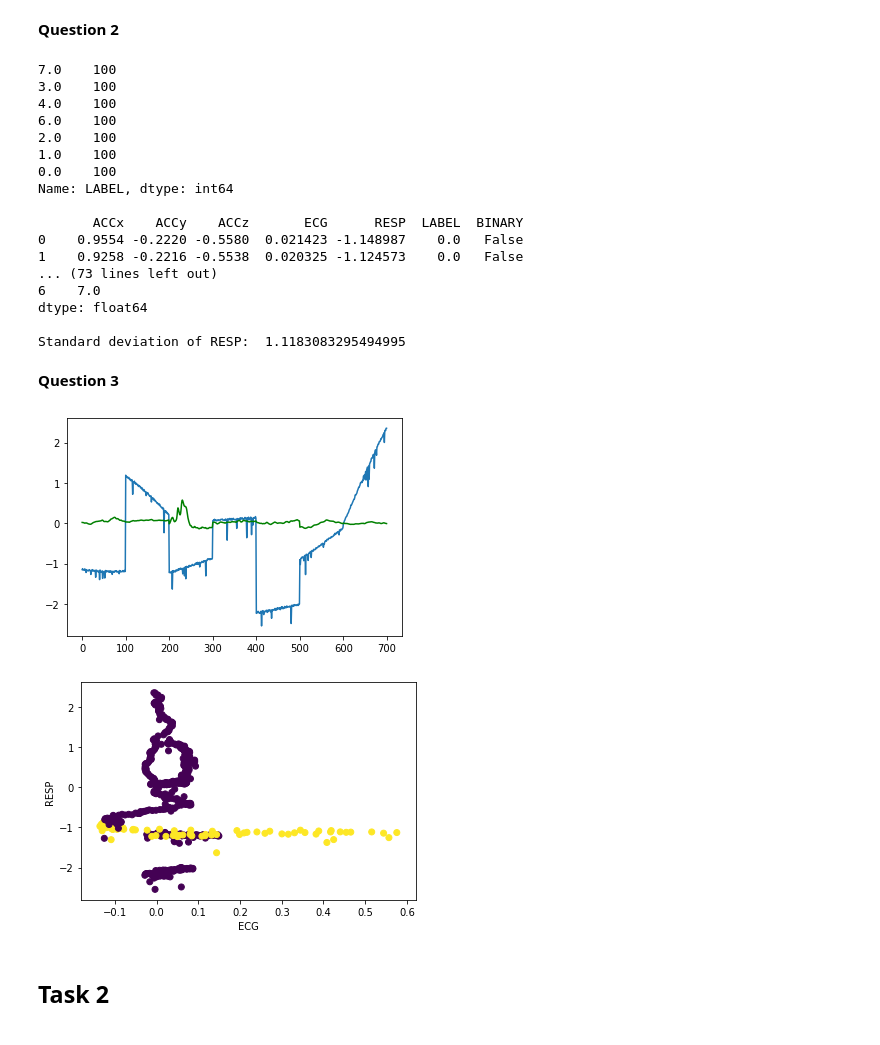
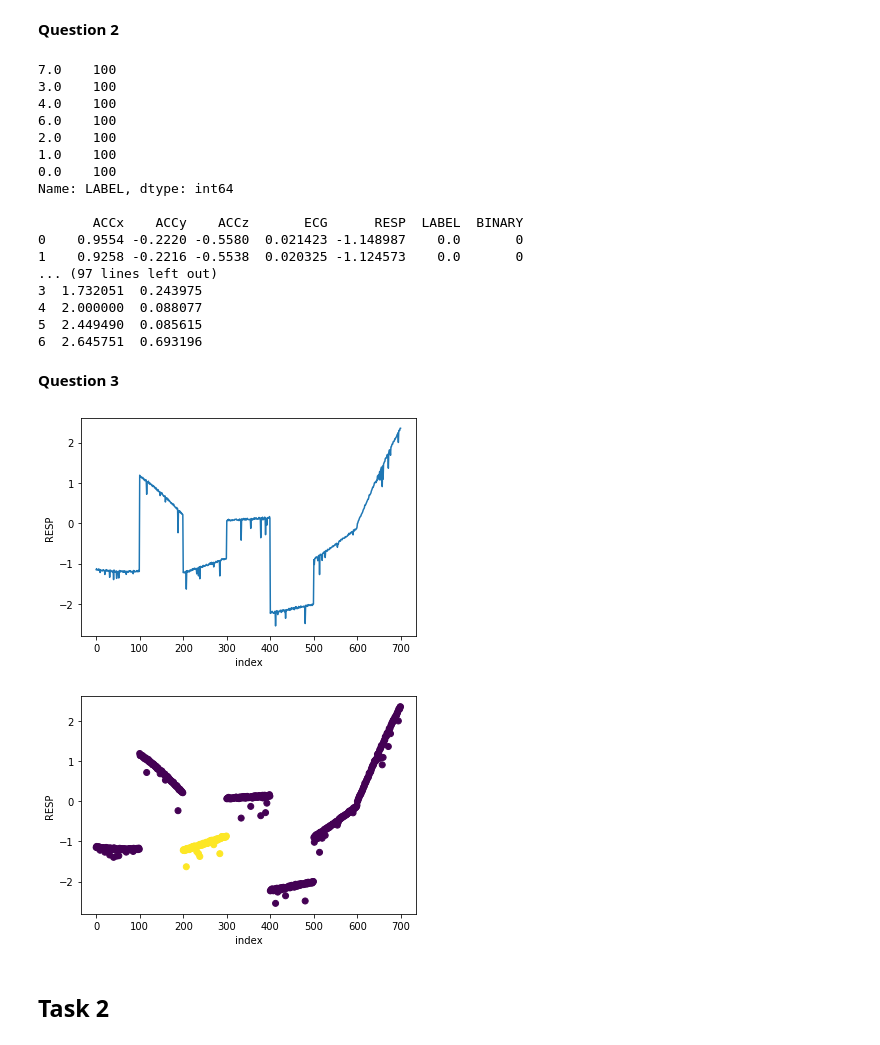
Before and after one commit to SachinKrishan/PythonBasics, a Jupyter notebook: Module2.ipynb, the cells around one changed output. Drawn from its saved outputs; the diff is of its cells as text; code cells hidden in the pictures.

```diff
--- a/Module2.ipynb
+++ b/Module2.ipynb
@@ -152,20 +155,27 @@ countdf = df['LABEL'].value_counts()
 print(countdf)
 
 print()
-df['BINARY'] = (df['LABEL'] == 2 )
+
+
+df['BINARY'] = (df['LABEL'] == 2 )*1
 
 print(df)
 
-print("\nLABEL Mean   : ",end="")
-print(df['LABEL'].mean())
 
-print("\nLABEL Median : ",end="")
-print(df['LABEL'].median())
 
-print("\n----------- LABEL Mode -----------")
-print(df['LABEL'].mode())
+print("\n ----------------Mean   :")
+print(df.groupby('LABEL', as_index=False)['RESP'].mean())
 
-print("\nStandard deviation of RESP: ", df['RESP'].std())
+print("\n Minimun : ")
+print(df.groupby('LABEL', as_index=False)['RESP'].min())
+
+print("\n----------- Maximun -----------")
+print(df.groupby('LABEL', as_index=False)['RESP'].max())
+
+
+
+print("\n-------Standard deviation of RESP--------")
+print(df.groupby('LABEL', as_index=False)['RESP'].std())
 # %% [output]
 7.0    100
 3.0    100
@@ -177,13 +187,13 @@ print("\nStandard deviation of RESP: ", df['RESP'].std())
 Name: LABEL, dtype: int64
 
        ACCx    ACCy    ACCz       ECG      RESP  LABEL  BINARY
-0    0.9554 -0.2220 -0.5580  0.021423 -1.148987    0.0   False
-1    0.9258 -0.2216 -0.5538  0.020325 -1.124573    0.0   False
-... (73 lines left out)
-6    7.0
-dtype: float64
-
-Standard deviation of RESP:  1.1183083295494995
+0    0.9554 -0.2220 -0.5580  0.021423 -1.148987    0.0       0
+1    0.9258 -0.2216 -0.5538  0.020325 -1.124573    0.0       0
+... (97 lines left out)
+3  1.732051  0.243975
+4  2.000000  0.088077
+5  2.449490  0.085615
+6  2.645751  0.693196
 # %%
 # Call your function here
 # %% [markdown]
@@ -197,19 +207,19 @@ Standard deviation of RESP:  1.1183083295494995
 """
 # %%
 # Your function goes here
-
+plt.xlabel("index")
+plt.ylabel("RESP")
 plt.plot(df['RESP'])
-plt.plot(df['ECG'],'g')
 plt.show()
 
 
-plt.xlabel("ECG")
+plt.xlabel("index")
 plt.ylabel("RESP")
-plt.scatter(df['ECG'],df['RESP'],c=df['BINARY'])
+plt.scatter(df.index,df['RESP'],c = df['BINARY'])
 plt.show()
 # %% [output]
-[figure, old version]
+[figure, new version]
-[figure, old version]
+[figure, new version]
 # %%
 # Call your function here
 # %% [markdown]
```
Also changed, not shown: parts of 4 cells of this notebook, 4 other files.
